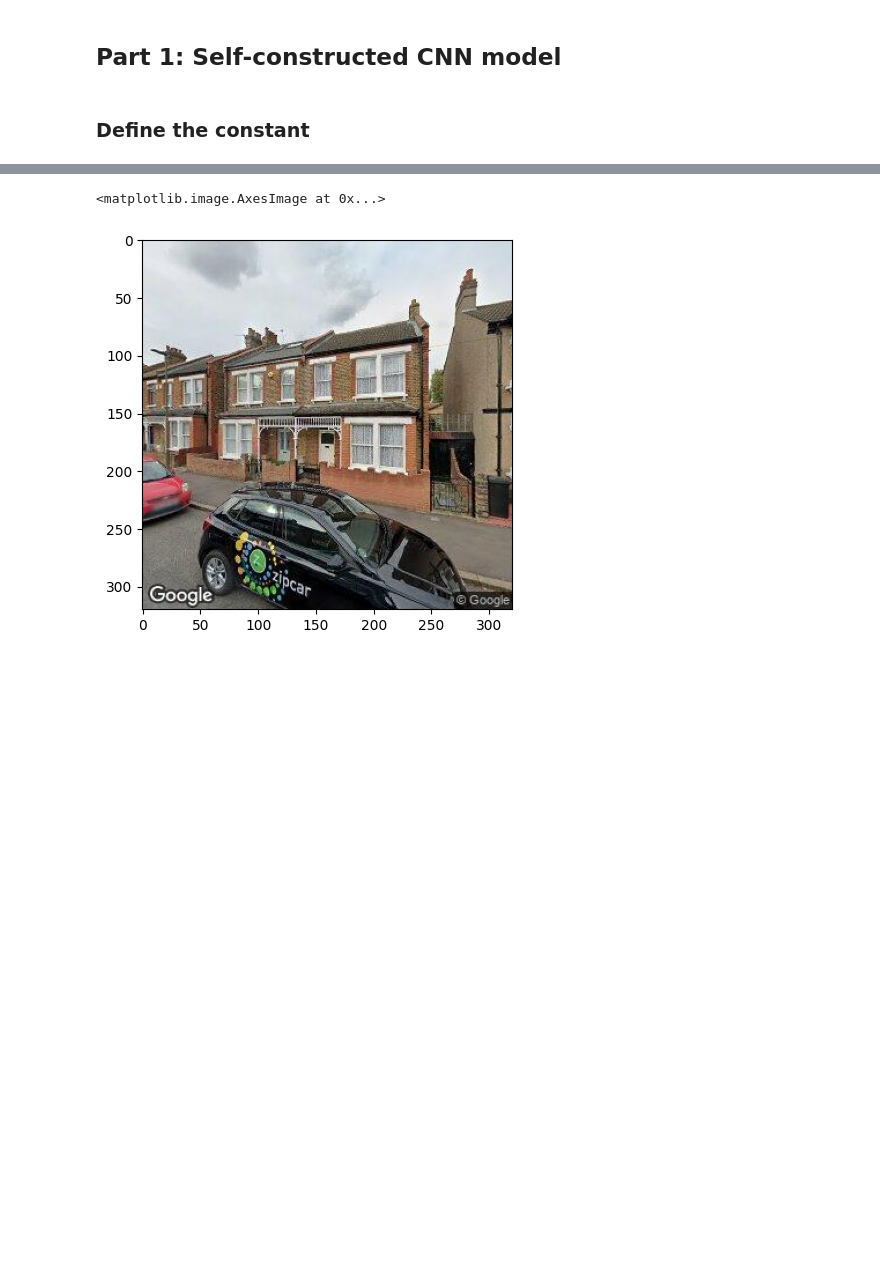
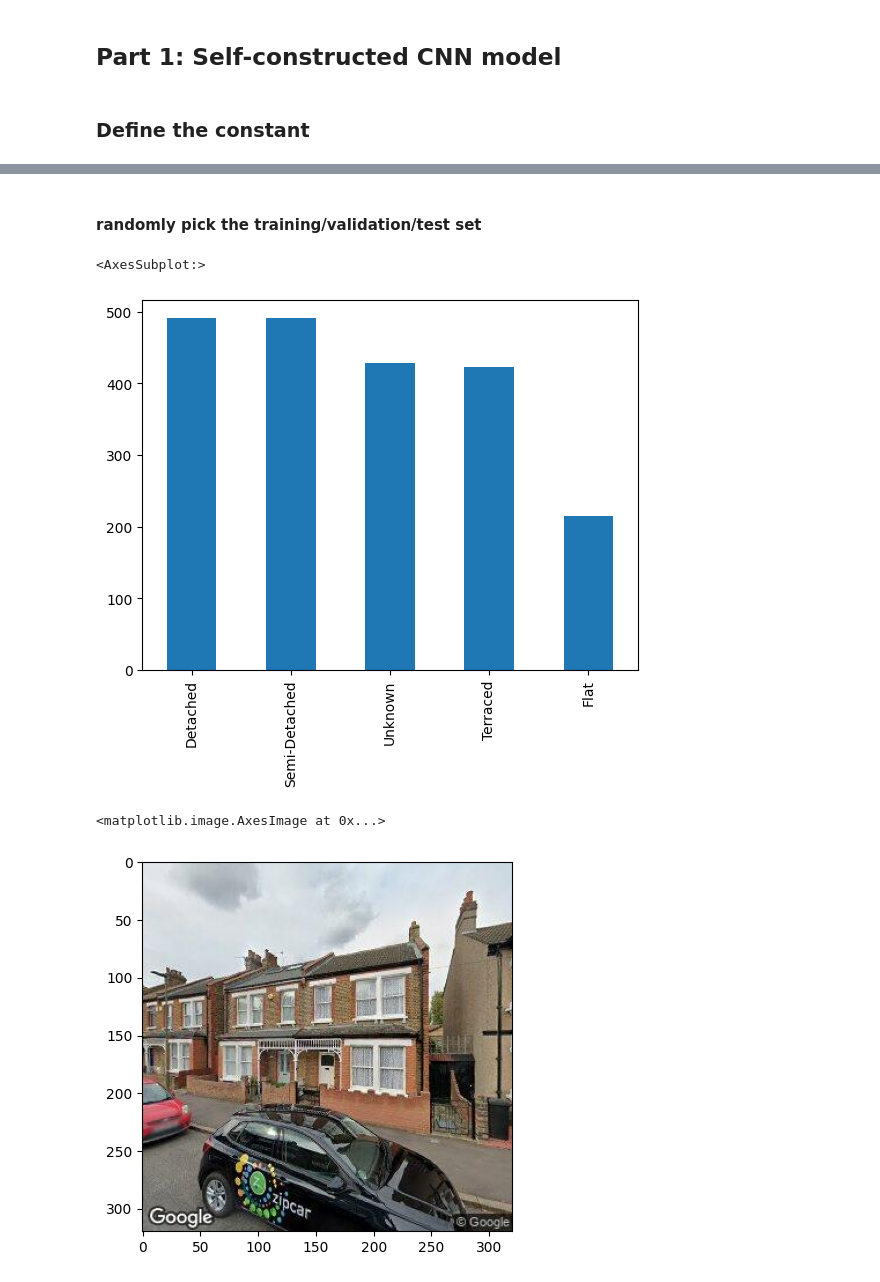
Before and after one commit to StaceyTf1999/graduateproject1_housetype.predicting, a Jupyter notebook: housing_predicting.ipynb, the cells around one changed output, grey strips where cells are left out. Drawn from its saved outputs; the diff is of its cells as text; code cells hidden in the pictures; blank space fills up the shorter version.

```diff
--- a/housing_predicting.ipynb
+++ b/housing_predicting.ipynb
@@ -47,0 +37,2 @@ pro['propertyType'].value_counts().plot.bar()
+# %% [markdown]
+#### randomly pick the training/validation/test set
@@ -48 +120,6 @@ pro['propertyType'].value_counts().plot.bar()
+# %%
+sampledf['propertyType'].value_counts().plot.bar()
+# %% [output]
+<AxesSubplot:>
+[figure, added]
 # %%
```
Also changed, not shown: parts of 21 cells of this notebook.
